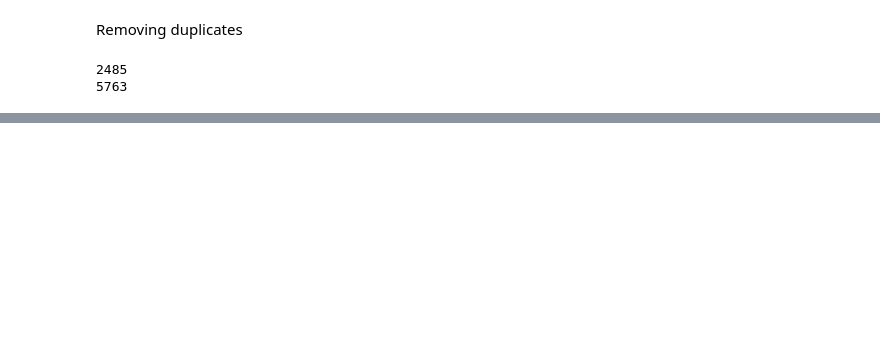
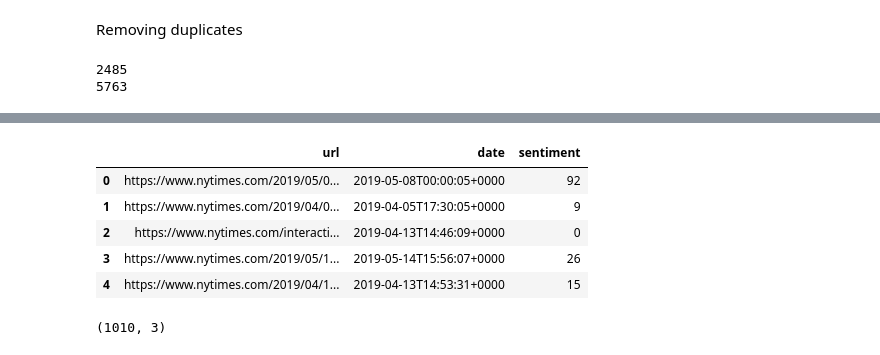
Before and after one commit to shrimpynuts/news-sentiment, a Jupyter notebook: lexicon.ipynb, the cells around one changed output, grey strips where cells are left out. Saved outputs shown, nothing was run; the diff lists cells and outputs as text; code cells hidden in the pictures; blank space fills up the shorter version.

```diff
--- a/lexicon.ipynb
+++ b/lexicon.ipynb
@@ -207,0 +178,3 @@ Number of negative words: 189
+# %%
+api_key = "AoA9eRNg2H99U2r61TbmsEoiWxVABIjD"
+query = "Google"
@@ -207,0 +234,16 @@ Number of negative words: 189
+# %%
+def get_nyt_article(url):
+    r = requests.get(url, allow_redirects=True)
+    if r.status_code >= 500:
+        print("Server error! Status code:", r.status_code, "Returning...")
+        return None, None, None, None
+    if r.status_code >= 400 and r.status_code < 500:
+        print("Bad request! Status code:", r.status_code, "Returning...")
+        return None, None, None, None
+    soup = BeautifulSoup(r.content, "html.parser")
+    title = soup.title.get_text()
+    paragraphs = ""
+    para = soup.findAll("p", {"class":"css-1ygdjhk evys1bk0"})
+    for p in para:
+        paragraphs += p.get_text()
+    return title, url, paragraphs
@@ -207,0 +285,11 @@ Number of negative words: 189
+# %%
+display(df.head())
+print(df.shape)
+# %% [output]
+|  | url | date | sentiment |
+| 0 | https://www.nytimes.com/2019/05/0... | 2019-05-08T00:00:05+0000 | 92 |
+| 1 | https://www.nytimes.com/2019/04/0... | 2019-04-05T17:30:05+0000 | 9 |
+| 2 | https://www.nytimes.com/interacti... | 2019-04-13T14:46:09+0000 | 0 |
+| 3 | https://www.nytimes.com/2019/05/1... | 2019-05-14T15:56:07+0000 | 26 |
+| 4 | https://www.nytimes.com/2019/04/1... | 2019-04-13T14:53:31+0000 | 15 |
+(1010, 3)
```
Also changed, not shown: parts of 41 cells of this notebook.
